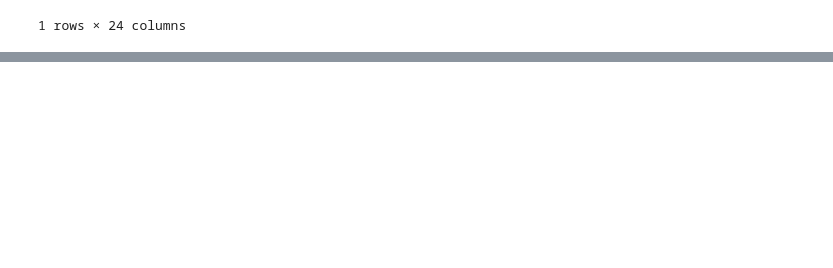
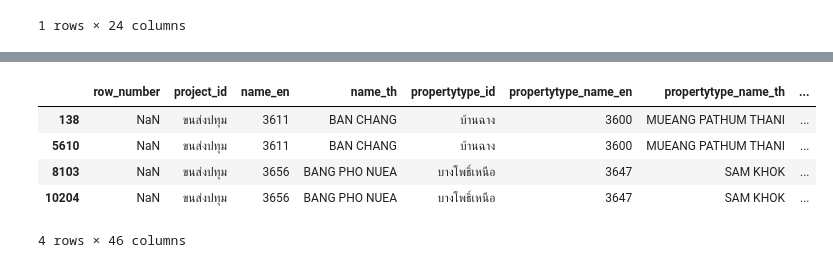
Before and after one commit to BunyanutIn/BSC_DPDM2025, a Jupyter notebook: Ch3_Data_Preprocessing.ipynb, the cells around one changed output, grey strips where cells are left out. Cells and saved outputs as stored; diff of their text form; code cells hidden in the pictures; blank space fills up the shorter version.

```diff
--- a/Ch3_Data_Preprocessing.ipynb
+++ b/Ch3_Data_Preprocessing.ipynb
@@ -389,0 +483,9 @@ flood[flood['gfd_area']==98547.62]
+# %%
+project_df[project_df.duplicated(keep=False)]
+# %% [output]
+|  | row_number | project_id | name_en | name_th | propertytype_id | propertytype_name_en | propertytype_name_th | ... |
+| 138 | NaN | ขนส่งปทุม | 3611 | BAN CHANG | บ้านฉาง | 3600 | MUEANG PATHUM THANI | ... |
+| 5610 | NaN | ขนส่งปทุม | 3611 | BAN CHANG | บ้านฉาง | 3600 | MUEANG PATHUM THANI | ... |
+| 8103 | NaN | ขนส่งปทุม | 3656 | BANG PHO NUEA | บางโพธิ์เหนือ | 3647 | SAM KHOK | ... |
+| 10204 | NaN | ขนส่งปทุม | 3656 | BANG PHO NUEA | บางโพธิ์เหนือ | 3647 | SAM KHOK | ... |
+4 rows × 46 columns
```
Also changed, not shown: parts of 26 cells of this notebook.
